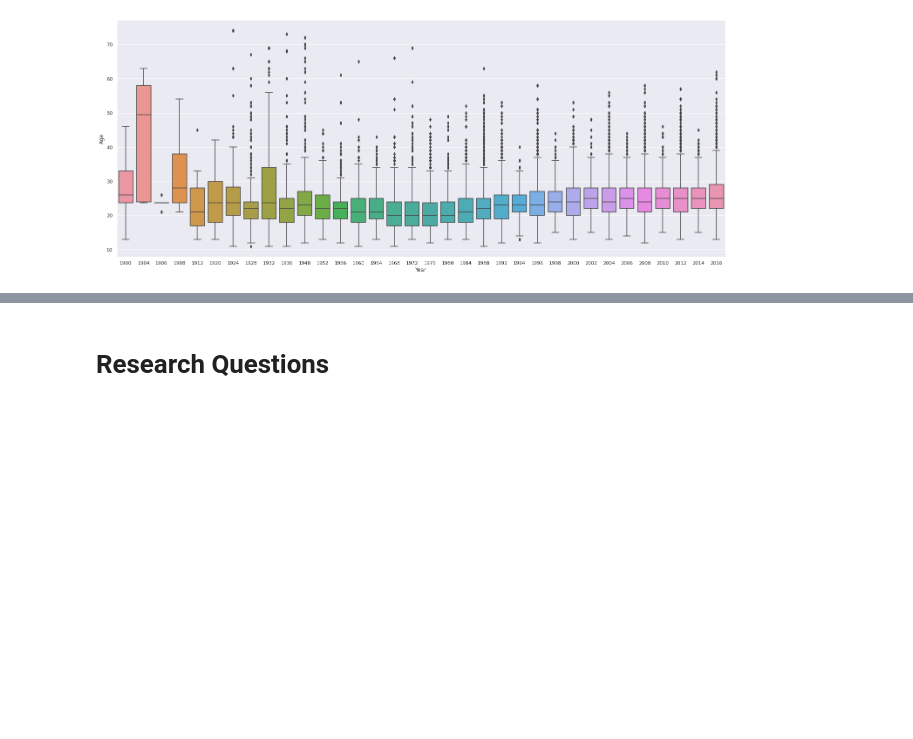
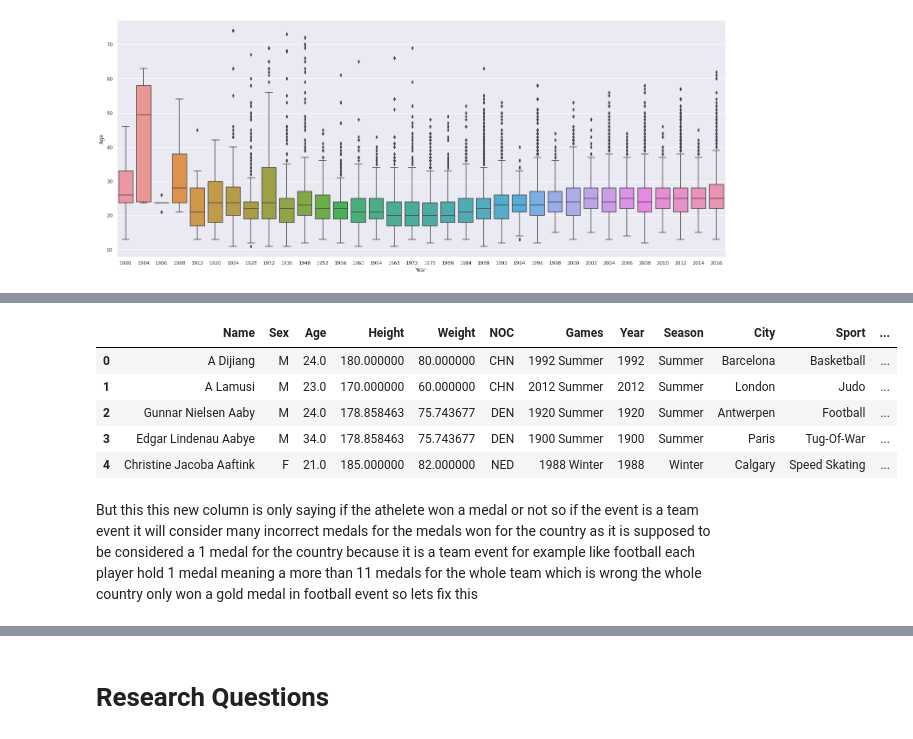
Before and after one commit to CSEN1095-W21/project-u8, a Jupyter notebook: cleaning.ipynb, the cells around one changed output, grey strips where cells are left out. Drawn from its saved outputs; the diff is of its cells as text; code cells hidden in the pictures; blank space fills up the shorter version.

```diff
--- a/cleaning.ipynb
+++ b/cleaning.ipynb
@@ -796,0 +862,13 @@ sns.boxplot(x="Year", y="Age", data=olympics_merge_outliersDropped[olympics_merg
+# %%
+olympics_final['Medal_Won'] = np.where(olympics_final.loc[:,'Medal'] == 'non', 0, 1)
+# %%
+olympics_final.head()
+# %% [output]
+|  | Name | Sex | Age | Height | Weight | NOC | Games | Year | Season | City | Sport | ... |
+| 0 | A Dijiang | M | 24.0 | 180.000000 | 80.000000 | CHN | 1992 Summer | 1992 | Summer | Barcelona | Basketball | ... |
+| 1 | A Lamusi | M | 23.0 | 170.000000 | 60.000000 | CHN | 2012 Summer | 2012 | Summer | London | Judo | ... |
+| 2 | Gunnar Nielsen Aaby | M | 24.0 | 178.858463 | 75.743677 | DEN | 1920 Summer | 1920 | Summer | Antwerpen | Football | ... |
+| 3 | Edgar Lindenau Aabye | M | 34.0 | 178.858463 | 75.743677 | DEN | 1900 Summer | 1900 | Summer | Paris | Tug-Of-War | ... |
+| 4 | Christine Jacoba Aaftink | F | 21.0 | 185.000000 | 82.000000 | NED | 1988 Winter | 1988 | Winter | Calgary | Speed Skating | ... |
+# %% [markdown]
+But this this new column is only saying if the athelete won a medal or not so if the event is a team event it will consider many incorrect medals for the medals won for the country as it is supposed to be considered a 1 medal for the country because it  is a team event for example like football each player hold 1 medal meaning a more than 11 medals for the whole team which is wrong the whole country only won a gold medal in football event so lets fix this
```
Also changed, not shown: parts of 35 cells of this notebook.
